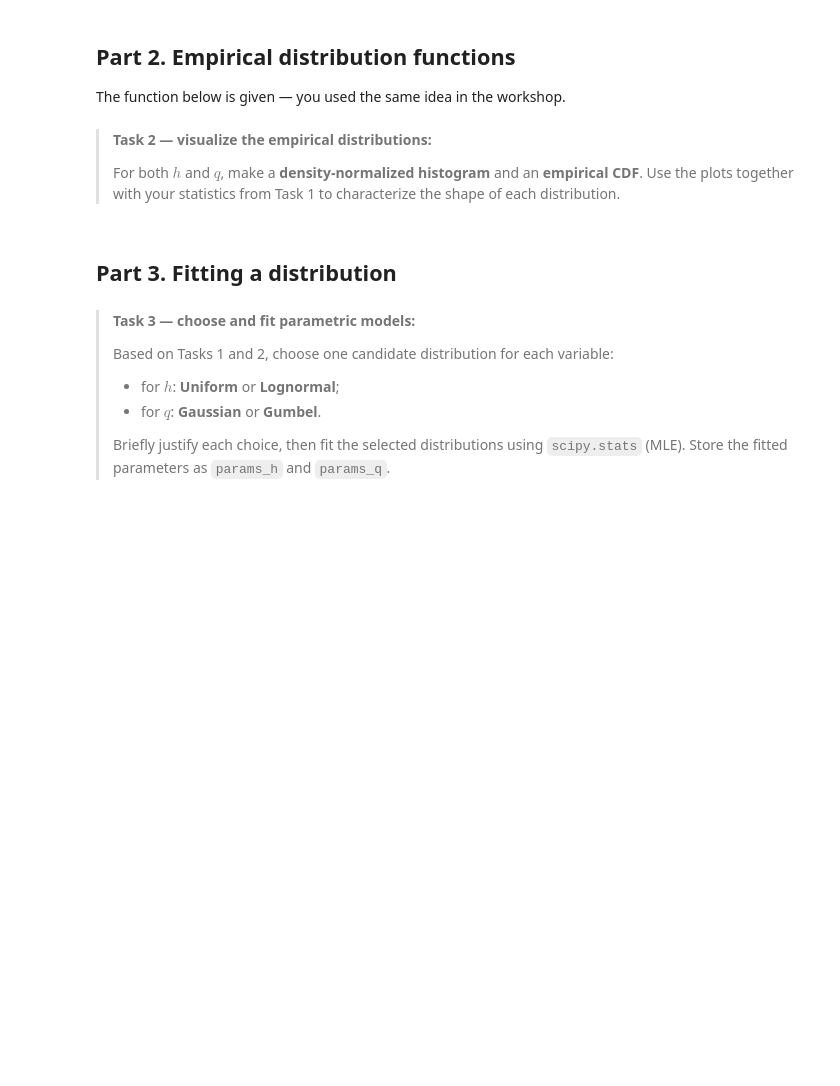
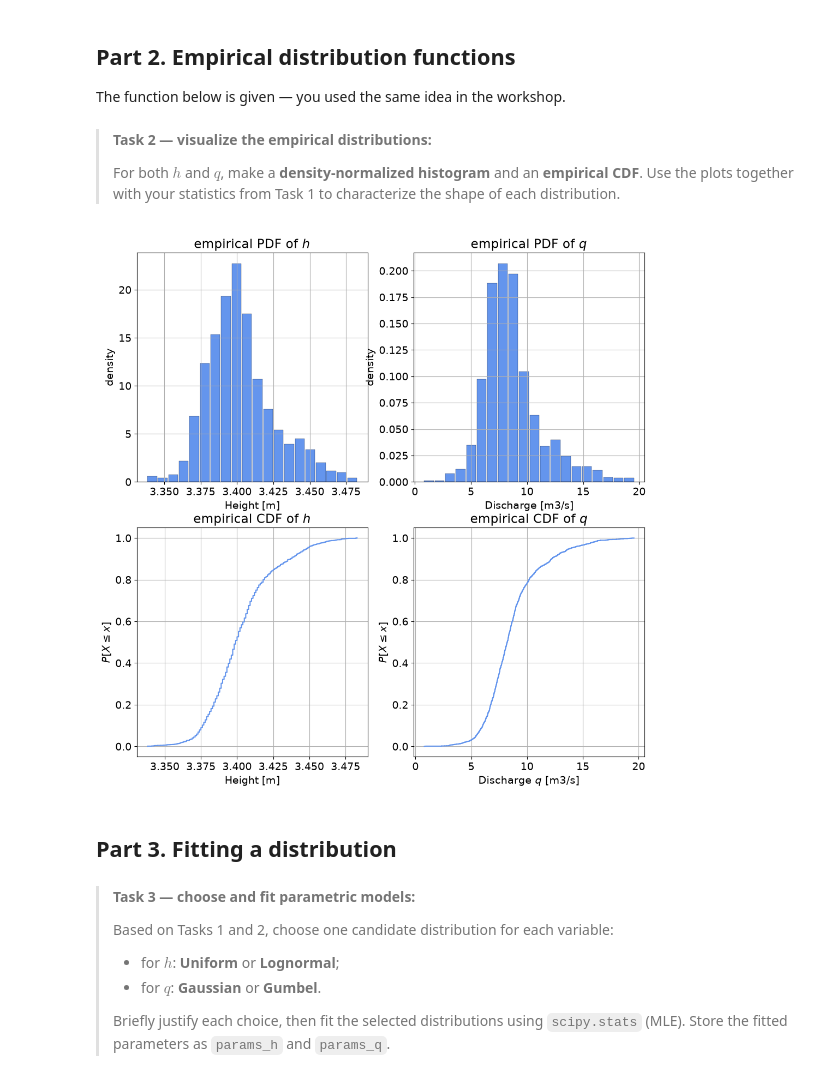
Before and after one commit to aileenkleibeuker-bit/GA1.4---Galena-7, a Jupyter notebook: GA_1.4.ipynb, the cells around one changed output. Cells and saved outputs as stored; diff of their text form; code cells hidden in the pictures; blank space fills up the shorter version.

```diff
--- a/GA_1.4.ipynb
+++ b/GA_1.4.ipynb
@@ -111,37 +117,39 @@ def ecdf(var):
 # %%
 fig, axes = plt.subplots(2, 2, figsize=(12, 12))
 
 # Plot the PDF of v
-axes[0,0].hist(v, edgecolor='k', linewidth=0.2, rwidth = 0.9,
+axes[0,0].hist(h, edgecolor='k', linewidth=0.2, rwidth = 0.9,
              color='cornflowerblue', density = True, bins = 20)
-axes[0,0].set_xlabel('Wind speed $v$ [m/s]')
+axes[0,0].set_xlabel('Height [m]')
 axes[0,0].set_ylabel('density')
-axes[0,0].set_title('empirical PDF of $v$')
+axes[0,0].set_title('empirical PDF of $h$')
 axes[0,0].grid()
 
 # Plot the PDF of G
-axes[0,1].hist(G, edgecolor='k', linewidth=0.2, rwidth = 0.9,
+axes[0,1].hist(q, edgecolor='k', linewidth=0.2, rwidth = 0.9,
              color='cornflowerblue', density = True, bins = 20)
-axes[0,1].set_xlabel('Gust speed $G$ [m/s]')
+axes[0,1].set_xlabel('Discharge [m3/s]')
 axes[0,1].set_ylabel('density')
-axes[0,1].set_title('empirical PDF of $G$')
+axes[0,1].set_title('empirical PDF of $q$')
 axes[0,1].grid()
 
 # Plot the empirical CDF of v
-axes[1,0].step(ecdf(v)[1], ecdf(v)[0],
+axes[1,0].step(ecdf(h)[1], ecdf(h)[0],
              color='cornflowerblue')
-axes[1,0].set_xlabel('Wind speed $v$ [m/s]')
+axes[1,0].set_xlabel('Height [m]')
 axes[1,0].set_ylabel(r'${P[X \leq x]}$')
-axes[1,0].set_title('empirical CDF of $H$')
+axes[1,0].set_title('empirical CDF of $h$')
 axes[1,0].grid()
 
 # Plot the empirical CDF of G
-axes[1,1].step(ecdf(G)[1], ecdf(G)[0],
-             color='cornflowerblue', label='Gust speed $G$ [m/s]')
-axes[1,1].set_xlabel('Gust speed $G$ [m/s]')
+axes[1,1].step(ecdf(q)[1], ecdf(q)[0],
+             color='cornflowerblue', label='Discharge $q$ [m3/s]')
+axes[1,1].set_xlabel('Discharge $q$ [m3/s]')
 axes[1,1].set_ylabel(r'${P[X \leq x]}$')
-axes[1,1].set_title('empirical CDF of $G$')
+axes[1,1].set_title('empirical CDF of $q$')
 axes[1,1].grid()
+# %% [output]
+[figure, added]
 # %% [markdown]
 ## Part 3. Fitting a distribution
 # %% [markdown]
```
Also changed, not shown: parts of 4 cells of this notebook.
